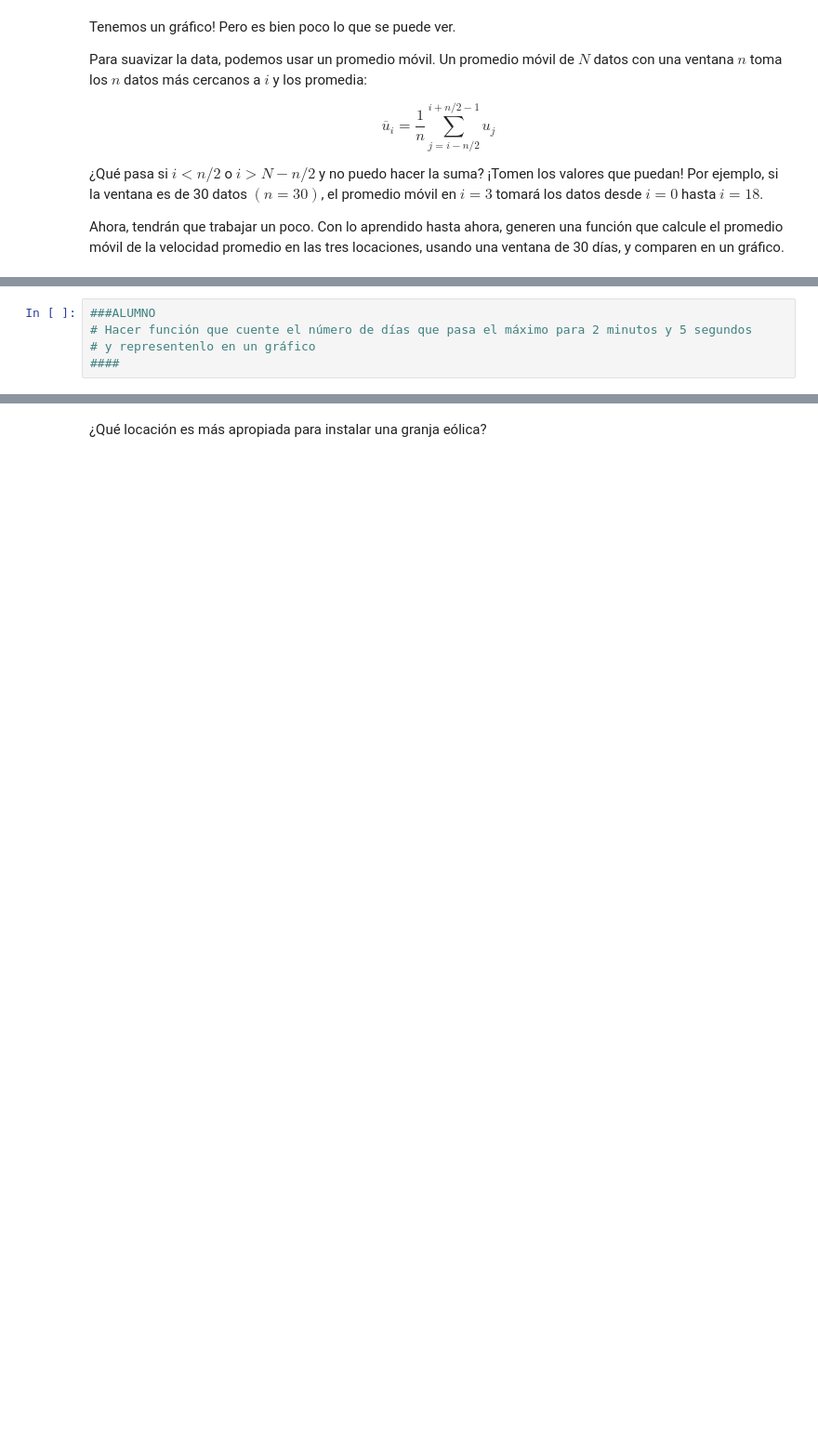
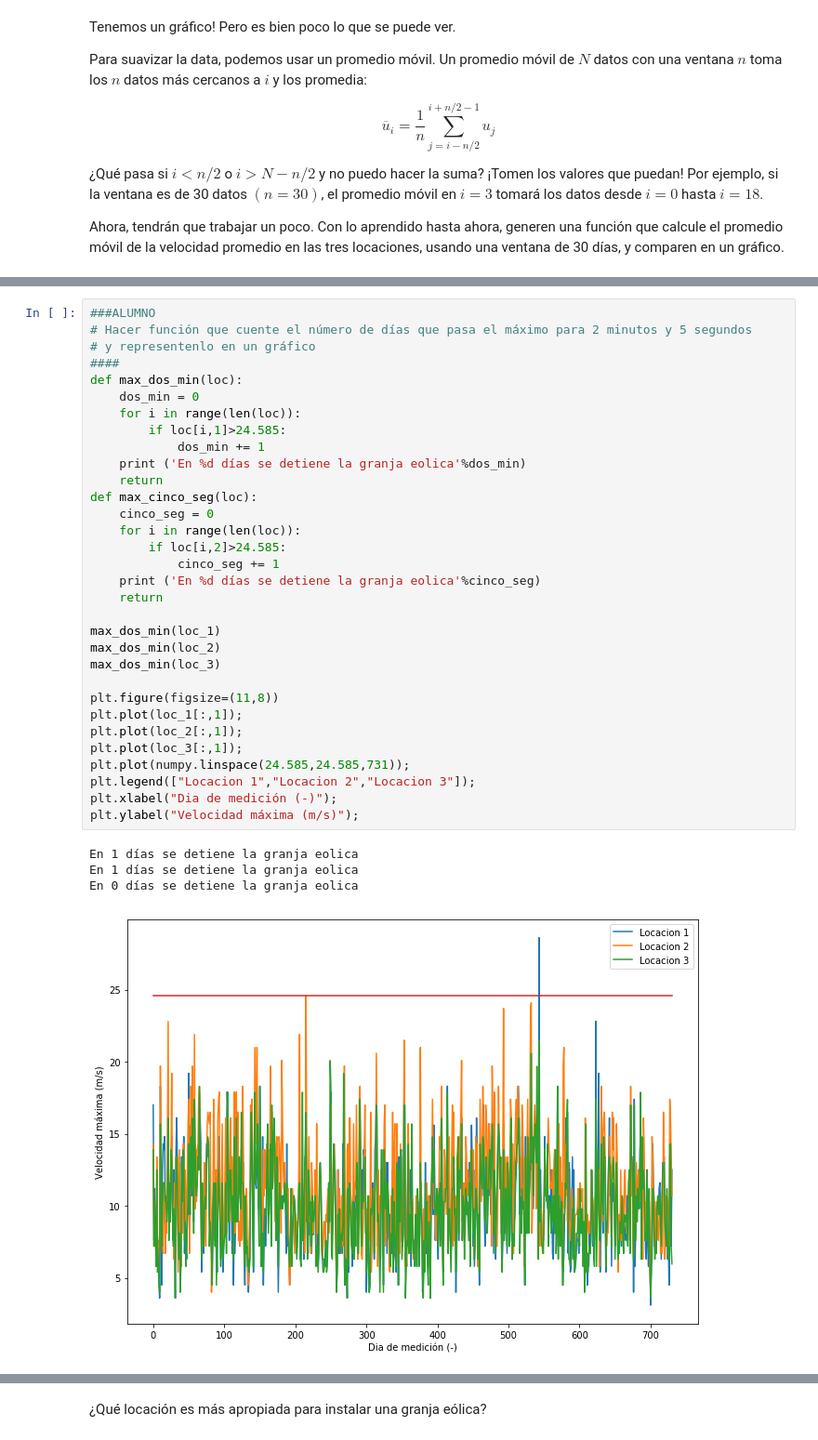
Before and after one commit to francotsf/Fundamentos-de-CFD, a Jupyter notebook: Lab_01/intro_python02.ipynb, the cells around one changed output, grey strips where cells are left out. Shown: that part at 93% size. Cells and saved outputs as stored; diff of their text form; blank space fills up the shorter version.

```diff
--- a/Lab_01/intro_python02.ipynb
+++ b/Lab_01/intro_python02.ipynb
@@ -201,8 +216,40 @@ A pesar que con la velocidad promedio es un parámetro importante a considerar,
 Usando la velocidad máxima de dos minutos de duración, escriban una función que cuente la cantidad de días en que la granja se detendría en cada locación. Luego, grafiquen la velocidad y sobrepongan una línea que indique el umbral.
 
 Para estar seguros, queremos tener la misma información para la velocidad máxima de cinco segundos de duración.
-# %%
-###ALUMNO
-# Hacer función que cuente el número de días que pasa el máximo para 2 minutos y 5 segundos
-# y representenlo en un gráfico
-####
+# %%
+###ALUMNO
+# Hacer función que cuente el número de días que pasa el máximo para 2 minutos y 5 segundos
+# y representenlo en un gráfico
+####
+def max_dos_min(loc):
+    dos_min = 0
+    for i in range(len(loc)):
+        if loc[i,1]>24.585:
+            dos_min += 1
+    print ('En %d días se detiene la granja eolica'%dos_min)
+    return
+def max_cinco_seg(loc):
+    cinco_seg = 0
+    for i in range(len(loc)):
+        if loc[i,2]>24.585:
+            cinco_seg += 1
+    print ('En %d días se detiene la granja eolica'%cinco_seg)
+    return
+
+max_dos_min(loc_1)
+max_dos_min(loc_2)
+max_dos_min(loc_3)
+
+plt.figure(figsize=(11,8))
+plt.plot(loc_1[:,1]);
+plt.plot(loc_2[:,1]);
+plt.plot(loc_3[:,1]);
+plt.plot(numpy.linspace(24.585,24.585,731));
+plt.legend(["Locacion 1","Locacion 2","Locacion 3"]);
+plt.xlabel("Dia de medición (-)");
+plt.ylabel("Velocidad máxima (m/s)");
+# %% [output]
+En 1 días se detiene la granja eolica
+En 1 días se detiene la granja eolica
+En 0 días se detiene la granja eolica
+[figure, added]
```
Also changed, not shown: parts of 6 cells of this notebook.
